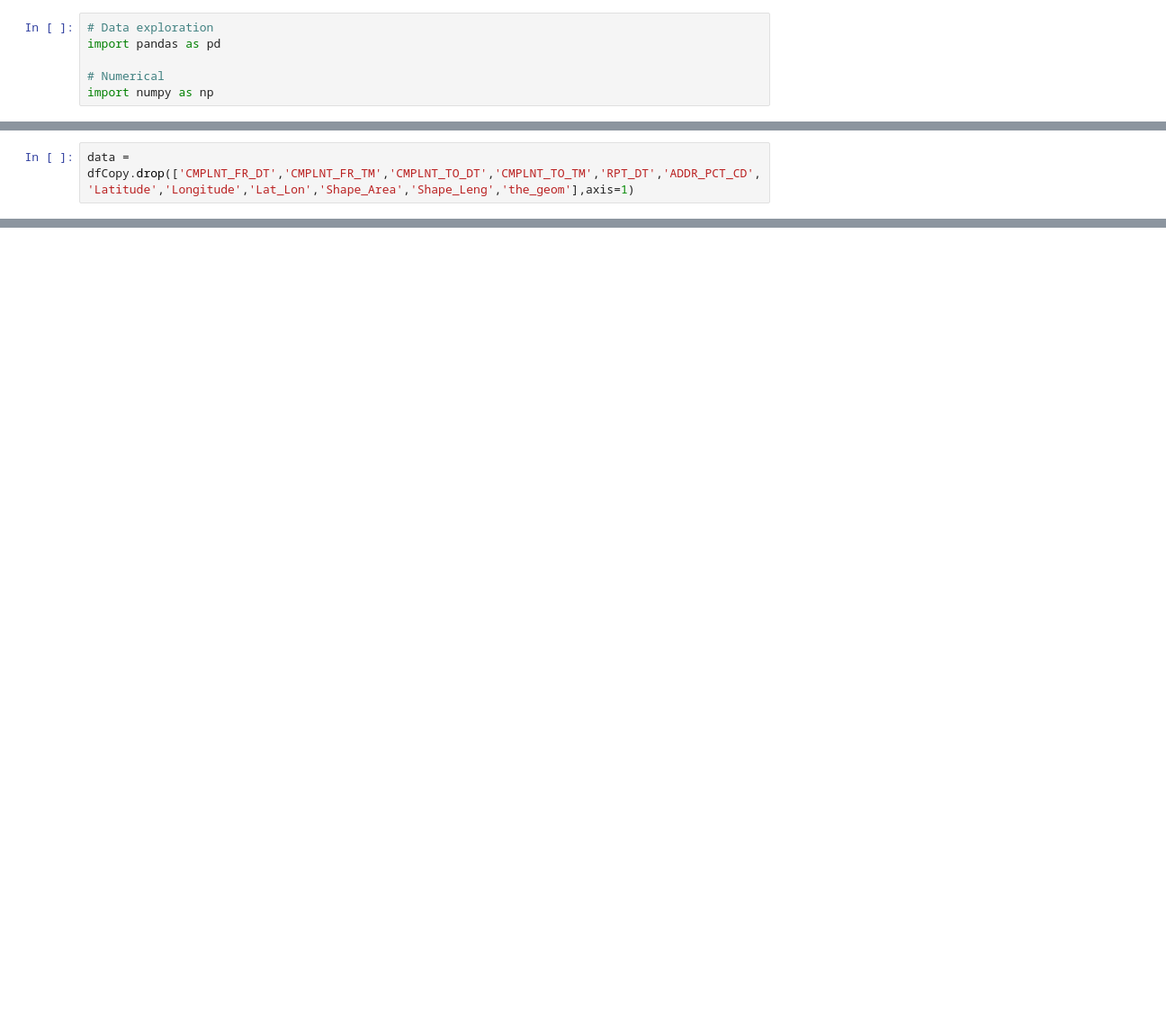
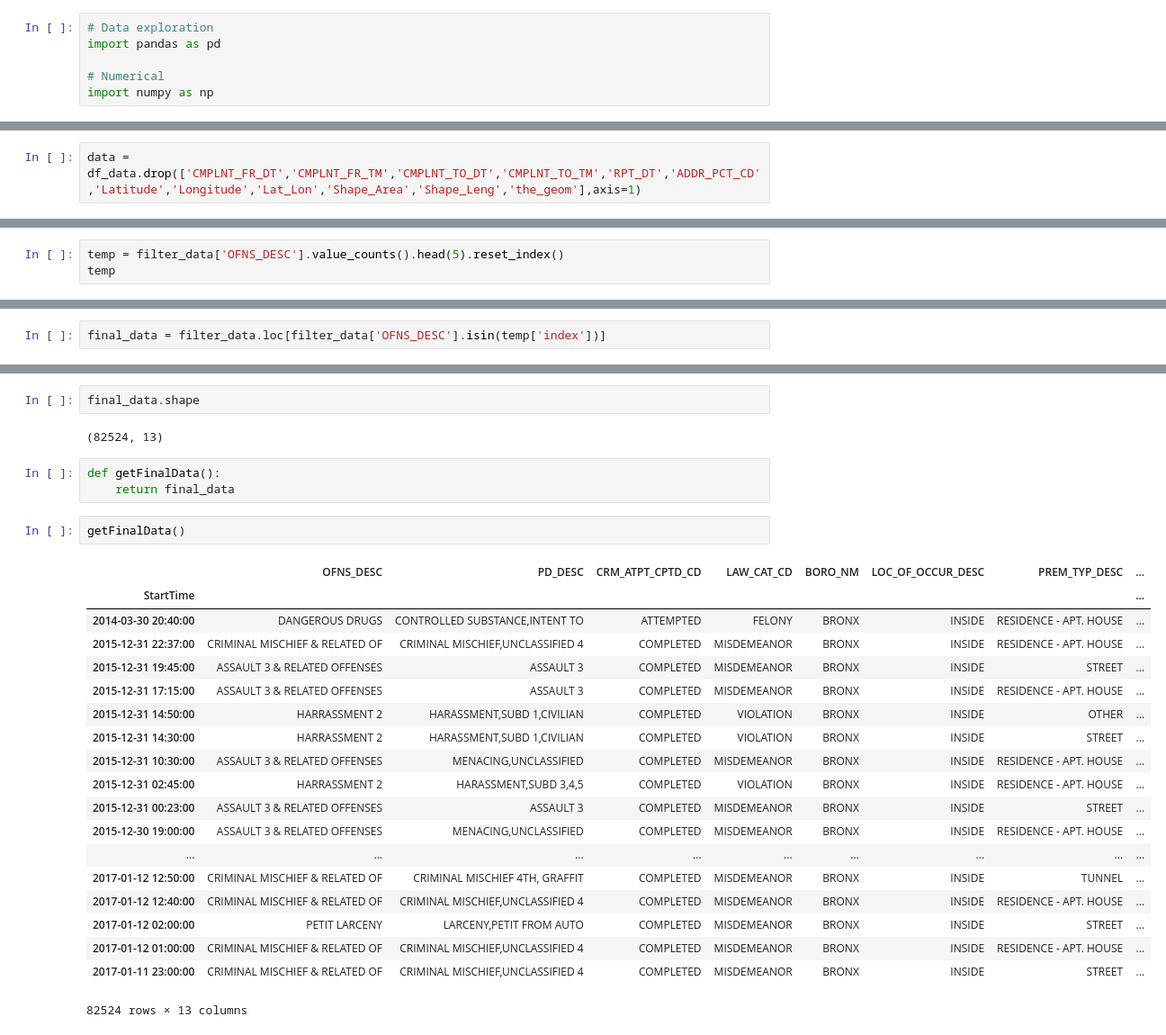
Before and after one commit to wilfy9249/Capstone-Fall-18, a Jupyter notebook: Python Notebook/Data_Filter_for_model_selection.ipynb, the cells around one changed output, grey strips where cells are left out. Shown: that part at 90% size. Saved outputs shown, nothing was run; the diff lists cells and outputs as text; blank space fills up the shorter version.

Commit message:
Added data pre-processing for predictive model

```diff
--- a/Python Notebook/Data_Filter_for_model_selection.ipynb
+++ b/Python Notebook/Data_Filter_for_model_selection.ipynb
@@ -99,4 +96,4 @@ KeyError: 'StartTime'
 # %%
-data = dfCopy.drop(['CMPLNT_FR_DT','CMPLNT_FR_TM','CMPLNT_TO_DT','CMPLNT_TO_TM','RPT_DT','ADDR_PCT_CD','Latitude','Longitude','Lat_Lon','Shape_Area','Shape_Leng','the_geom'],axis=1)
+data = df_data.drop(['CMPLNT_FR_DT','CMPLNT_FR_TM','CMPLNT_TO_DT','CMPLNT_TO_TM','RPT_DT','ADDR_PCT_CD','Latitude','Longitude','Lat_Lon','Shape_Area','Shape_Leng','the_geom'],axis=1)
 # %%
 filter_data = filterData(data,'Precinct',44)
@@ -135,0 +100,3 @@ dfCopy_copy.head()
+# %%
+temp = filter_data['OFNS_DESC'].value_counts().head(5).reset_index()
+temp
@@ -135,0 +110,2 @@ dfCopy_copy.head()
+# %%
+final_data = filter_data.loc[filter_data['OFNS_DESC'].isin(temp['index'])]
@@ -135,0 +121,29 @@ dfCopy_copy.head()
+# %%
+final_data.shape
+# %% [output]
+(82524, 13)
+# %%
+def getFinalData():
+    return final_data
+# %%
+getFinalData()
+# %% [output]
+|  | OFNS_DESC | PD_DESC | CRM_ATPT_CPTD_CD | LAW_CAT_CD | BORO_NM | LOC_OF_OCCUR_DESC | PREM_TYP_DESC | ... |
+| StartTime |  |  |  |  |  |  |  | ... |
+| 2014-03-30 20:40:00 | DANGEROUS DRUGS | CONTROLLED SUBSTANCE,INTENT TO | ATTEMPTED | FELONY | BRONX | INSIDE | RESIDENCE - APT. HOUSE | ... |
+| 2015-12-31 22:37:00 | CRIMINAL MISCHIEF & RELATED OF | CRIMINAL MISCHIEF,UNCLASSIFIED 4 | COMPLETED | MISDEMEANOR | BRONX | INSIDE | RESIDENCE - APT. HOUSE | ... |
+| 2015-12-31 19:45:00 | ASSAULT 3 & RELATED OFFENSES | ASSAULT 3 | COMPLETED | MISDEMEANOR | BRONX | INSIDE | STREET | ... |
+| 2015-12-31 17:15:00 | ASSAULT 3 & RELATED OFFENSES | ASSAULT 3 | COMPLETED | MISDEMEANOR | BRONX | INSIDE | RESIDENCE - APT. HOUSE | ... |
+| 2015-12-31 14:50:00 | HARRASSMENT 2 | HARASSMENT,SUBD 1,CIVILIAN | COMPLETED | VIOLATION | BRONX | INSIDE | OTHER | ... |
+| 2015-12-31 14:30:00 | HARRASSMENT 2 | HARASSMENT,SUBD 1,CIVILIAN | COMPLETED | VIOLATION | BRONX | INSIDE | STREET | ... |
+| 2015-12-31 10:30:00 | ASSAULT 3 & RELATED OFFENSES | MENACING,UNCLASSIFIED | COMPLETED | MISDEMEANOR | BRONX | INSIDE | RESIDENCE - APT. HOUSE | ... |
+| 2015-12-31 02:45:00 | HARRASSMENT 2 | HARASSMENT,SUBD 3,4,5 | COMPLETED | VIOLATION | BRONX | INSIDE | RESIDENCE - APT. HOUSE | ... |
+| 2015-12-31 00:23:00 | ASSAULT 3 & RELATED OFFENSES | ASSAULT 3 | COMPLETED | MISDEMEANOR | BRONX | INSIDE | STREET | ... |
+| 2015-12-30 19:00:00 | ASSAULT 3 & RELATED OFFENSES | MENACING,UNCLASSIFIED | COMPLETED | MISDEMEANOR | BRONX | INSIDE | RESIDENCE - APT. HOUSE | ... |
+| ... | ... | ... | ... | ... | ... | ... | ... | ... |
+| 2017-01-12 12:50:00 | CRIMINAL MISCHIEF & RELATED OF | CRIMINAL MISCHIEF 4TH, GRAFFIT | COMPLETED | MISDEMEANOR | BRONX | INSIDE | TUNNEL | ... |
+| 2017-01-12 12:40:00 | CRIMINAL MISCHIEF & RELATED OF | CRIMINAL MISCHIEF,UNCLASSIFIED 4 | COMPLETED | MISDEMEANOR | BRONX | INSIDE | RESIDENCE - APT. HOUSE | ... |
+| 2017-01-12 02:00:00 | PETIT LARCENY | LARCENY,PETIT FROM AUTO | COMPLETED | MISDEMEANOR | BRONX | INSIDE | STREET | ... |
+| 2017-01-12 01:00:00 | CRIMINAL MISCHIEF & RELATED OF | CRIMINAL MISCHIEF,UNCLASSIFIED 4 | COMPLETED | MISDEMEANOR | BRONX | INSIDE | RESIDENCE - APT. HOUSE | ... |
+| 2017-01-11 23:00:00 | CRIMINAL MISCHIEF & RELATED OF | CRIMINAL MISCHIEF,UNCLASSIFIED 4 | COMPLETED | MISDEMEANOR | BRONX | INSIDE | STREET | ... |
+82524 rows × 13 columns
```
Also changed, not shown: parts of 15 cells of this notebook, 1 other file.
